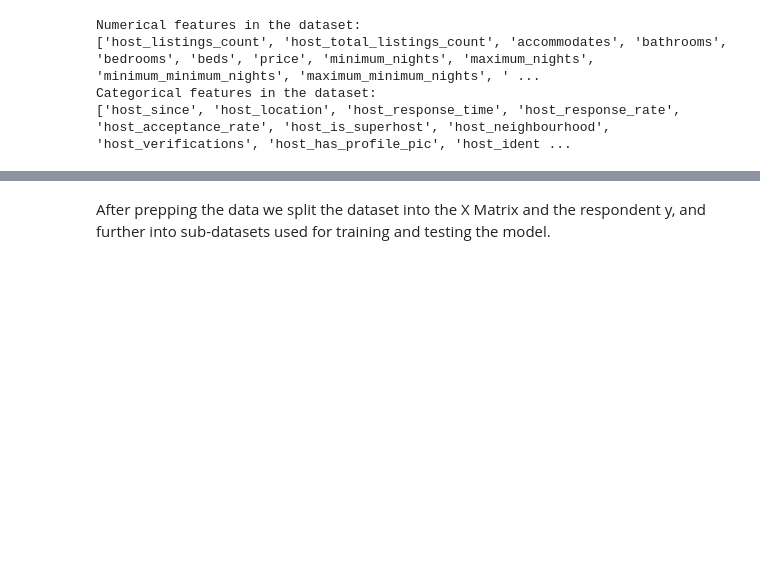
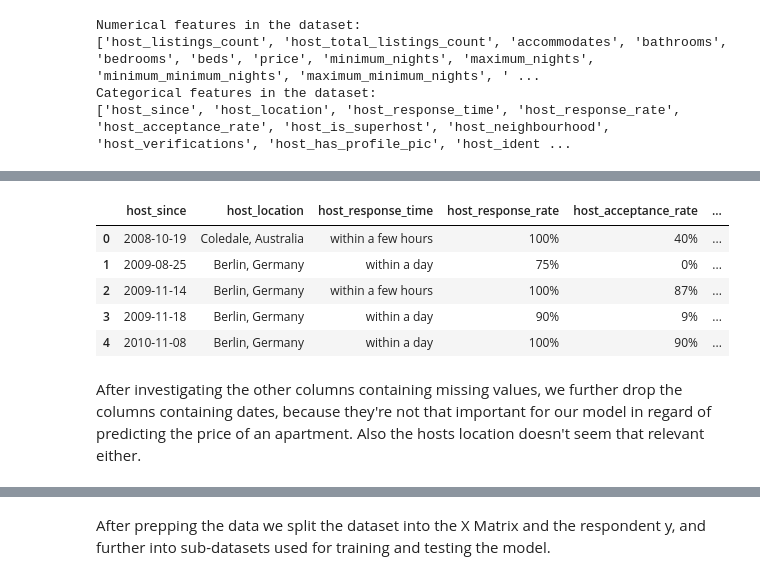
Before and after one commit to Daniel-Hutcheson/airbnb_berlin, a Jupyter notebook: prediction_model.ipynb, the cells around one changed output, grey strips where cells are left out. Cells and saved outputs as stored; diff of their text form; code cells hidden in the pictures; blank space fills up the shorter version.

```diff
--- a/prediction_model.ipynb
+++ b/prediction_model.ipynb
@@ -50,0 +68,6 @@ Categorical features in the dataset:
+# %%
+# To fill in all missing values regarding the numeric features we loop through them
+# and use the fillna method to fill them with the mean of the column
+num_vars = df.select_dtypes(include=['float', 'int']).columns
+for col in num_vars:
+    df[col].fillna((df[col].mean()), inplace=True)
@@ -50,0 +114,5 @@ Categorical features in the dataset:
+# %%
+df = df.drop(columns=['bathrooms']).copy()
+# %%
+df_NaN = df.loc[:, df.columns[df.isna().any()]].copy() # type: ignore
+df_NaN.info()
@@ -50,0 +140,11 @@ Categorical features in the dataset:
+# %%
+df_NaN.head()
+# %% [output]
+|  | host_since | host_location | host_response_time | host_response_rate | host_acceptance_rate | ... |
+| 0 | 2008-10-19 | Coledale, Australia | within a few hours | 100% | 40% | ... |
+| 1 | 2009-08-25 | Berlin, Germany | within a day | 75% | 0% | ... |
+| 2 | 2009-11-14 | Berlin, Germany | within a few hours | 100% | 87% | ... |
+| 3 | 2009-11-18 | Berlin, Germany | within a day | 90% | 9% | ... |
+| 4 | 2010-11-08 | Berlin, Germany | within a day | 100% | 90% | ... |
+# %% [markdown]
+After investigating the other columns containing missing values, we further drop the columns containing dates, because they're not that important for our model in regard of predicting the price of an apartment. Also the hosts location doesn't seem that relevant either.
```
Also changed, not shown: parts of 43 cells of this notebook.
